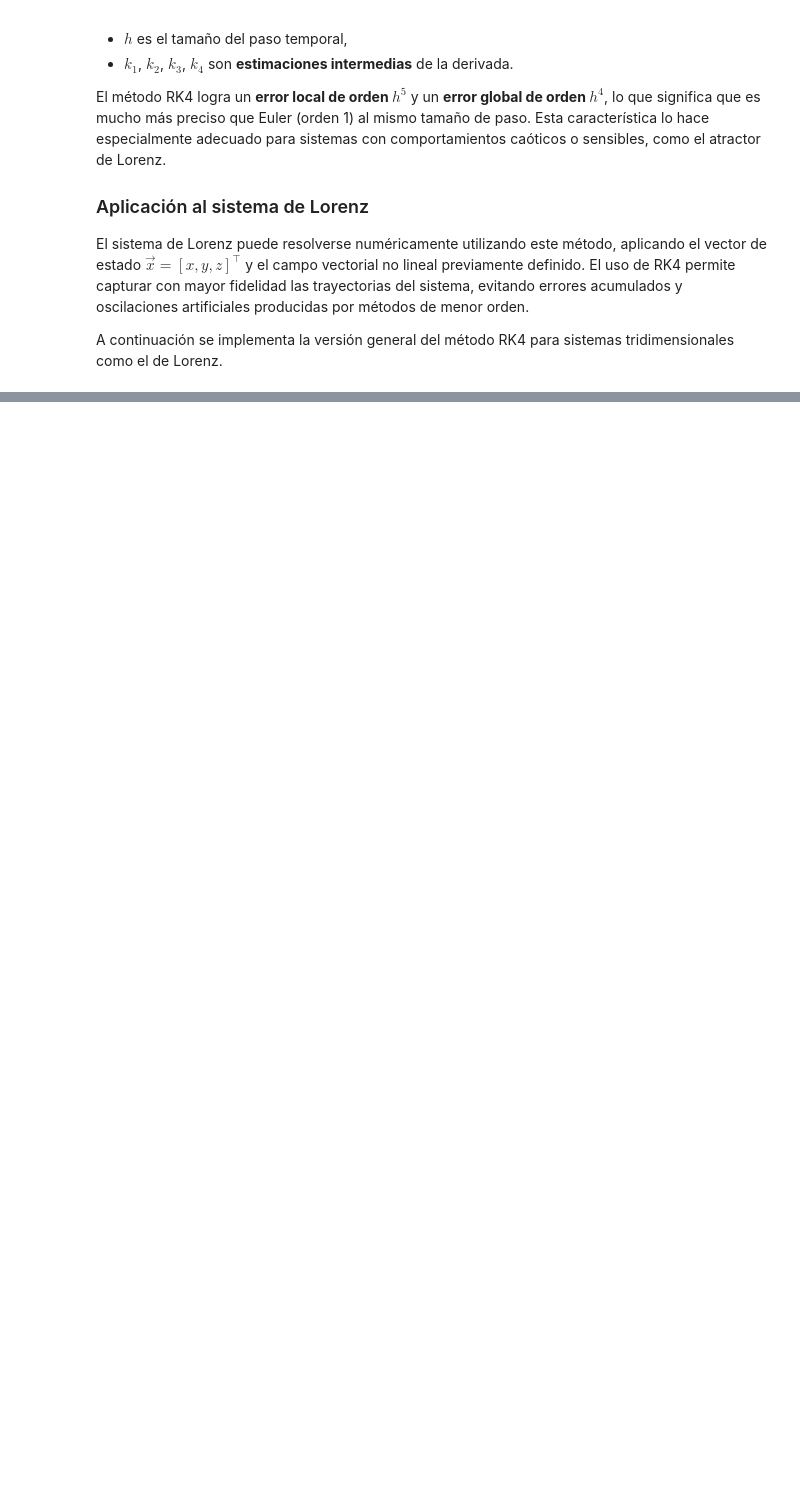
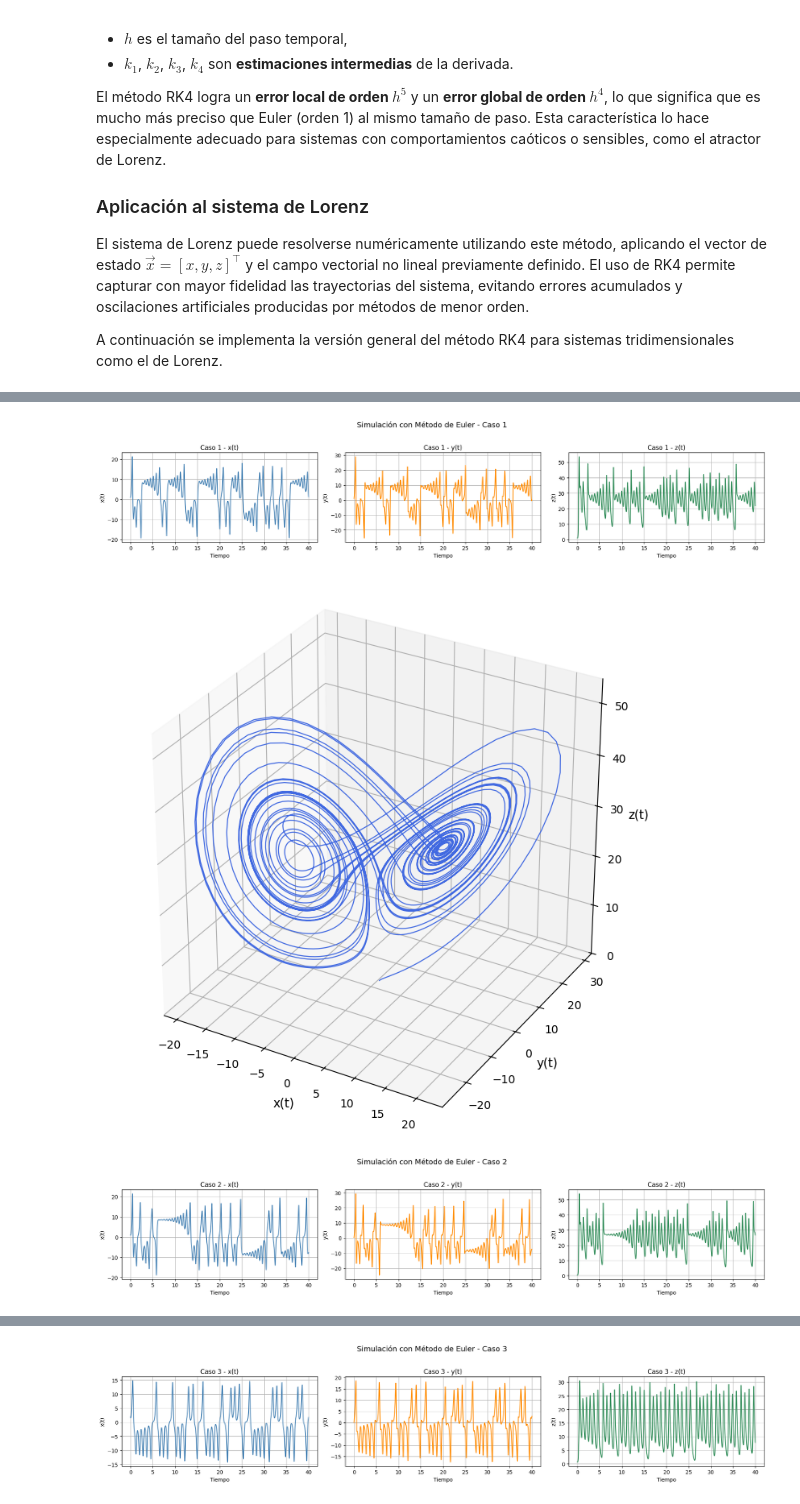
Before and after one commit to kevocodes/AN-Proyecto-02, a Jupyter notebook: notebooks/proyecto-02.ipynb, the cells around one changed output, grey strips where cells are left out. Cells and saved outputs as stored; diff of their text form; code cells hidden in the pictures; blank space fills up the shorter version.

Commit message:
:sparkles: feat: add simulations using Euler and Runge-Kutta

```diff
--- a/notebooks/proyecto-02.ipynb
+++ b/notebooks/proyecto-02.ipynb
@@ -223,0 +318,79 @@ def runge_kutta_4(f, x0, t0, tf, h, args=()):
+# %%
+import matplotlib.pyplot as plt
+from mpl_toolkits.mplot3d import Axes3D
+
+# Parámetros de simulación
+t0 = 0
+tf = 40
+h = 0.01
+
+# Función para graficar resultados temporales (Euler)
+def plot_euler_time_series(t, results, case_name):
+    x, y, z = results[:, 0], results[:, 1], results[:, 2]
+
+    fig, axs = plt.subplots(1, 3, figsize=(18, 4))
+
+    axs[0].plot(t, x, color='steelblue')
+    axs[0].set_title(f'{case_name} - x(t)')
+    axs[0].set_xlabel('Tiempo')
+    axs[0].set_ylabel('x(t)')
+    axs[0].grid()
+
+    axs[1].plot(t, y, color='darkorange')
+    axs[1].set_title(f'{case_name} - y(t)')
+    axs[1].set_xlabel('Tiempo')
+    axs[1].set_ylabel('y(t)')
+    axs[1].grid()
+
+    axs[2].plot(t, z, color='seagreen')
+    axs[2].set_title(f'{case_name} - z(t)')
+    axs[2].set_xlabel('Tiempo')
+    axs[2].set_ylabel('z(t)')
+    axs[2].grid()
+
+    fig.suptitle(f'Simulación con Método de Euler - {case_name}', fontsize=14)
+    plt.tight_layout(rect=[0, 0.03, 1, 0.95])
+    plt.show()
+
+# Función para graficar atractor 3D con (Euler)
+def plot_euler_3d(x_values, case_name):
+    x, y, z = x_values[:, 0], x_values[:, 1], x_values[:, 2]
+
+    fig = plt.figure(figsize=(9, 7))
+    ax = fig.add_subplot(111, projection='3d')
+
+    ax.plot(x, y, z, lw=0.9, color='royalblue')
+
+    # Etiquetas
+    ax.set_xlabel("x(t)", fontsize=11)
+    ax.set_ylabel("y(t)", fontsize=11)
+    ax.set_zlabel("z(t)", fontsize=11)
+
+    ax.tick_params(labelsize=10)
+    ax.set_box_aspect([1, 1, 1])
+    ax.grid(True)
+
+    plt.tight_layout()
+    plt.show()
+
+
+# Simulación y visualización por cada caso
+for case_name, case in simulation_cases.items():
+    params = case["params"]
+    x0 = case["initial_state"]
+
+    t_euler, sol_euler = euler_method(
+        lorenz_system,
+        x0=x0,
+        t0=t0,
+        tf=tf,
+        h=h,
+        args=(params["sigma"], params["rho"], params["beta"])
+    )
+
+    plot_euler_time_series(t_euler, sol_euler, case_name)
+    plot_euler_3d(sol_euler, case_name)
+# %% [output]
+[figure, added]
+[figure, added]
+[figure, added]
@@ -223,0 +398 @@ def runge_kutta_4(f, x0, t0, tf, h, args=()):
+[figure, added]
```
Also changed, not shown: parts of 8 cells of this notebook, 2 other files.
